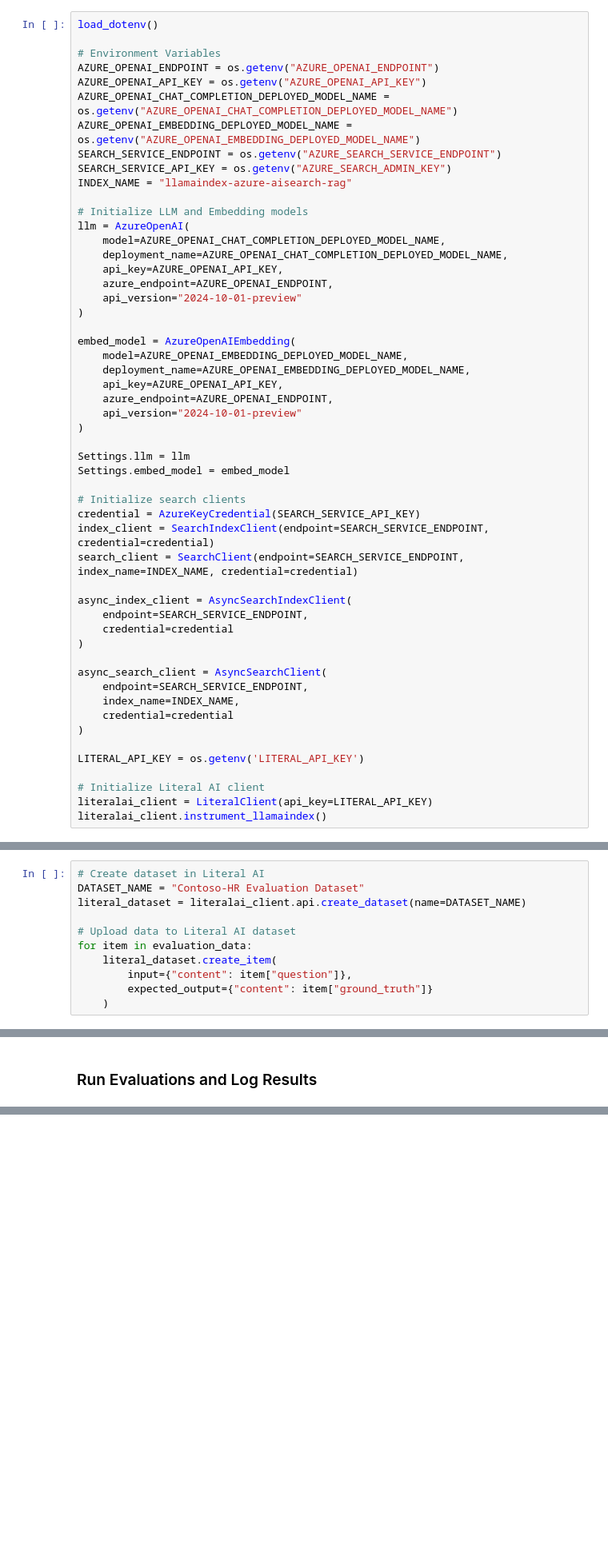
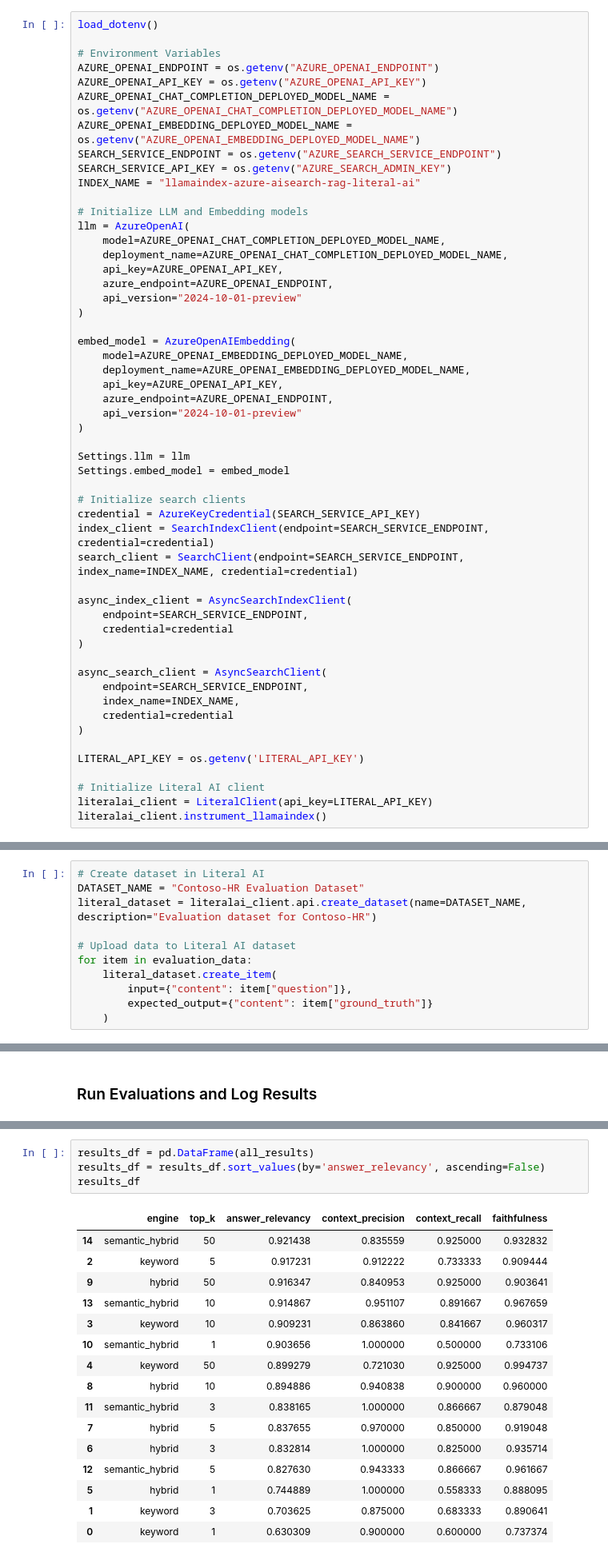
Before and after one commit to farzad528/azure-ai-search-python-playground, a Jupyter notebook: azure-ai-search-literal-ai-ragas.ipynb, the cells around one changed output, grey strips where cells are left out. Shown: that part at 80% size. Cells and saved outputs as stored; diff of their text form; blank space fills up the shorter version.

```diff
--- a/azure-ai-search-literal-ai-ragas.ipynb
+++ b/azure-ai-search-literal-ai-ragas.ipynb
@@ -77,7 +78,7 @@ AZURE_OPENAI_CHAT_COMPLETION_DEPLOYED_MODEL_NAME = os.getenv("AZURE_OPENAI_CHAT_
 AZURE_OPENAI_EMBEDDING_DEPLOYED_MODEL_NAME = os.getenv("AZURE_OPENAI_EMBEDDING_DEPLOYED_MODEL_NAME")
 SEARCH_SERVICE_ENDPOINT = os.getenv("AZURE_SEARCH_SERVICE_ENDPOINT")
 SEARCH_SERVICE_API_KEY = os.getenv("AZURE_SEARCH_ADMIN_KEY")
-INDEX_NAME = "llamaindex-azure-aisearch-rag"
+INDEX_NAME = "llamaindex-azure-aisearch-rag-literal-ai"
 
 # Initialize LLM and Embedding models
 llm = AzureOpenAI(
@@ -250,7 +251,7 @@ We'll create a dataset in Literal AI and upload our evaluation data. This will a
 # %%
 # Create dataset in Literal AI
 DATASET_NAME = "Contoso-HR Evaluation Dataset"
-literal_dataset = literalai_client.api.create_dataset(name=DATASET_NAME)
+literal_dataset = literalai_client.api.create_dataset(name=DATASET_NAME, description="Evaluation dataset for Contoso-HR")
 
 # Upload data to Literal AI dataset
 for item in evaluation_data:
@@ -448,0 +438,21 @@ results_df[['question', 'answer_relevancy', 'context_precision', 'context_recall
+# %%
+results_df = pd.DataFrame(all_results)
+results_df = results_df.sort_values(by='answer_relevancy', ascending=False)
+results_df
+# %% [output]
+|  | engine | top_k | answer_relevancy | context_precision | context_recall | faithfulness |
+| 14 | semantic_hybrid | 50 | 0.921438 | 0.835559 | 0.925000 | 0.932832 |
+| 2 | keyword | 5 | 0.917231 | 0.912222 | 0.733333 | 0.909444 |
+| 9 | hybrid | 50 | 0.916347 | 0.840953 | 0.925000 | 0.903641 |
+| 13 | semantic_hybrid | 10 | 0.914867 | 0.951107 | 0.891667 | 0.967659 |
+| 3 | keyword | 10 | 0.909231 | 0.863860 | 0.841667 | 0.960317 |
+| 10 | semantic_hybrid | 1 | 0.903656 | 1.000000 | 0.500000 | 0.733106 |
+| 4 | keyword | 50 | 0.899279 | 0.721030 | 0.925000 | 0.994737 |
+| 8 | hybrid | 10 | 0.894886 | 0.940838 | 0.900000 | 0.960000 |
+| 11 | semantic_hybrid | 3 | 0.838165 | 1.000000 | 0.866667 | 0.879048 |
+| 7 | hybrid | 5 | 0.837655 | 0.970000 | 0.850000 | 0.919048 |
+| 6 | hybrid | 3 | 0.832814 | 1.000000 | 0.825000 | 0.935714 |
+| 12 | semantic_hybrid | 5 | 0.827630 | 0.943333 | 0.866667 | 0.961667 |
+| 5 | hybrid | 1 | 0.744889 | 1.000000 | 0.558333 | 0.888095 |
+| 1 | keyword | 3 | 0.703625 | 0.875000 | 0.683333 | 0.890641 |
+| 0 | keyword | 1 | 0.630309 | 0.900000 | 0.600000 | 0.737374 |
```
Also changed, not shown: parts of 7 cells of this notebook, 1 other file.
